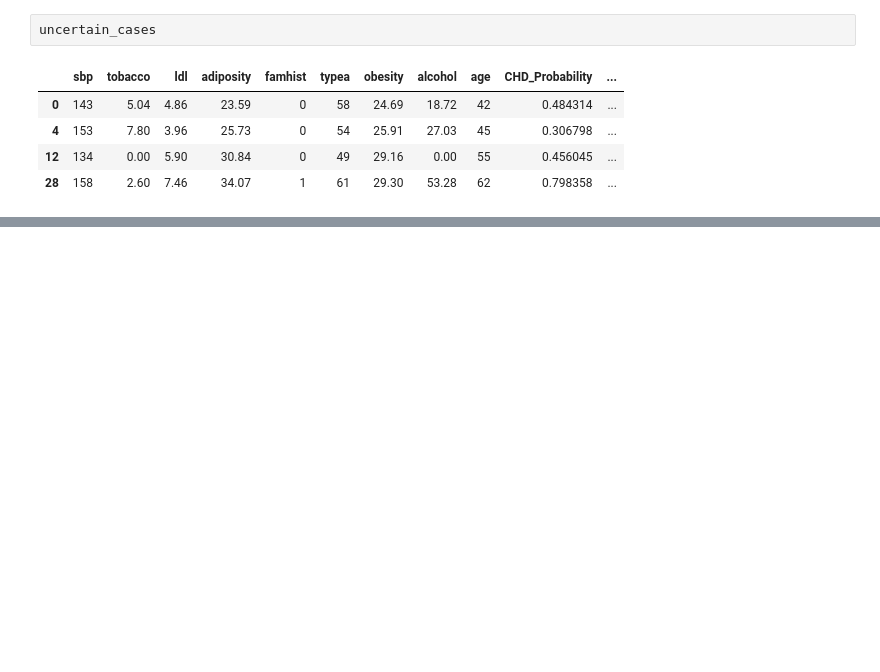
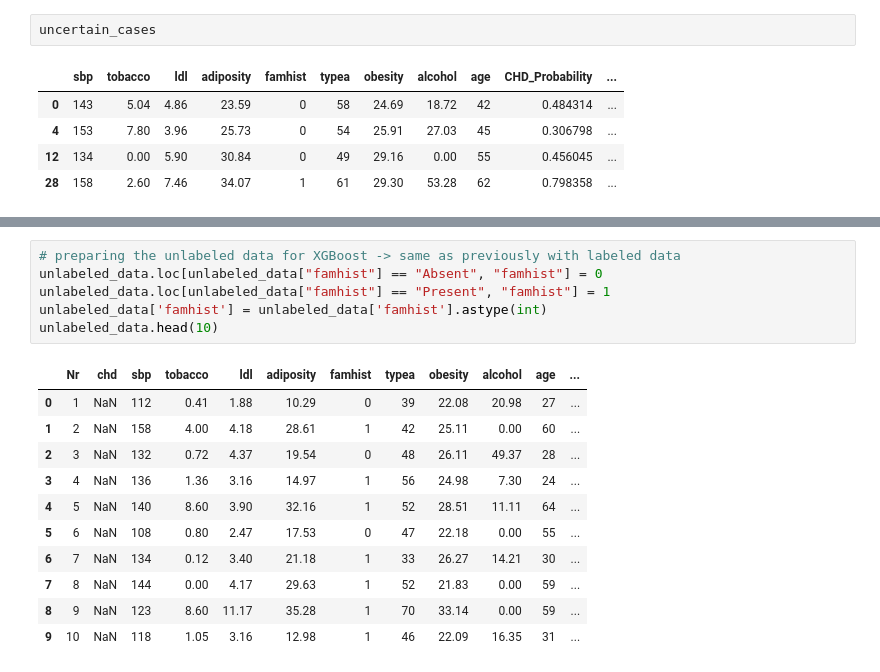
Before and after one commit to starshrimp/HumanMachineInteraction, a Jupyter notebook: Exercise Interactive ML-20240315/Exerc-Interactive_ML.ipynb, the cells around one changed output, grey strips where cells are left out. Cells and saved outputs as stored; diff of their text form; blank space fills up the shorter version.

```diff
--- a/Exercise Interactive ML-20240315/Exerc-Interactive_ML.ipynb
+++ b/Exercise Interactive ML-20240315/Exerc-Interactive_ML.ipynb
@@ -280,0 +305,18 @@ uncertain_cases
+# %%
+# preparing the unlabeled data for XGBoost -> same as previously with labeled data
+unlabeled_data.loc[unlabeled_data["famhist"] == "Absent", "famhist"] = 0
+unlabeled_data.loc[unlabeled_data["famhist"] == "Present", "famhist"] = 1
+unlabeled_data['famhist'] = unlabeled_data['famhist'].astype(int)
+unlabeled_data.head(10)
+# %% [output]
+|  | Nr | chd | sbp | tobacco | ldl | adiposity | famhist | typea | obesity | alcohol | age | ... |
+| 0 | 1 | NaN | 112 | 0.41 | 1.88 | 10.29 | 0 | 39 | 22.08 | 20.98 | 27 | ... |
+| 1 | 2 | NaN | 158 | 4.00 | 4.18 | 28.61 | 1 | 42 | 25.11 | 0.00 | 60 | ... |
+| 2 | 3 | NaN | 132 | 0.72 | 4.37 | 19.54 | 0 | 48 | 26.11 | 49.37 | 28 | ... |
+| 3 | 4 | NaN | 136 | 1.36 | 3.16 | 14.97 | 1 | 56 | 24.98 | 7.30 | 24 | ... |
+| 4 | 5 | NaN | 140 | 8.60 | 3.90 | 32.16 | 1 | 52 | 28.51 | 11.11 | 64 | ... |
+| 5 | 6 | NaN | 108 | 0.80 | 2.47 | 17.53 | 0 | 47 | 22.18 | 0.00 | 55 | ... |
+| 6 | 7 | NaN | 134 | 0.12 | 3.40 | 21.18 | 1 | 33 | 26.27 | 14.21 | 30 | ... |
+| 7 | 8 | NaN | 144 | 0.00 | 4.17 | 29.63 | 1 | 52 | 21.83 | 0.00 | 59 | ... |
+| 8 | 9 | NaN | 123 | 8.60 | 11.17 | 35.28 | 1 | 70 | 33.14 | 0.00 | 59 | ... |
+| 9 | 10 | NaN | 118 | 1.05 | 3.16 | 12.98 | 1 | 46 | 22.09 | 16.35 | 31 | ... |
```
Also changed, not shown: parts of 42 cells of this notebook, 3 other files.
